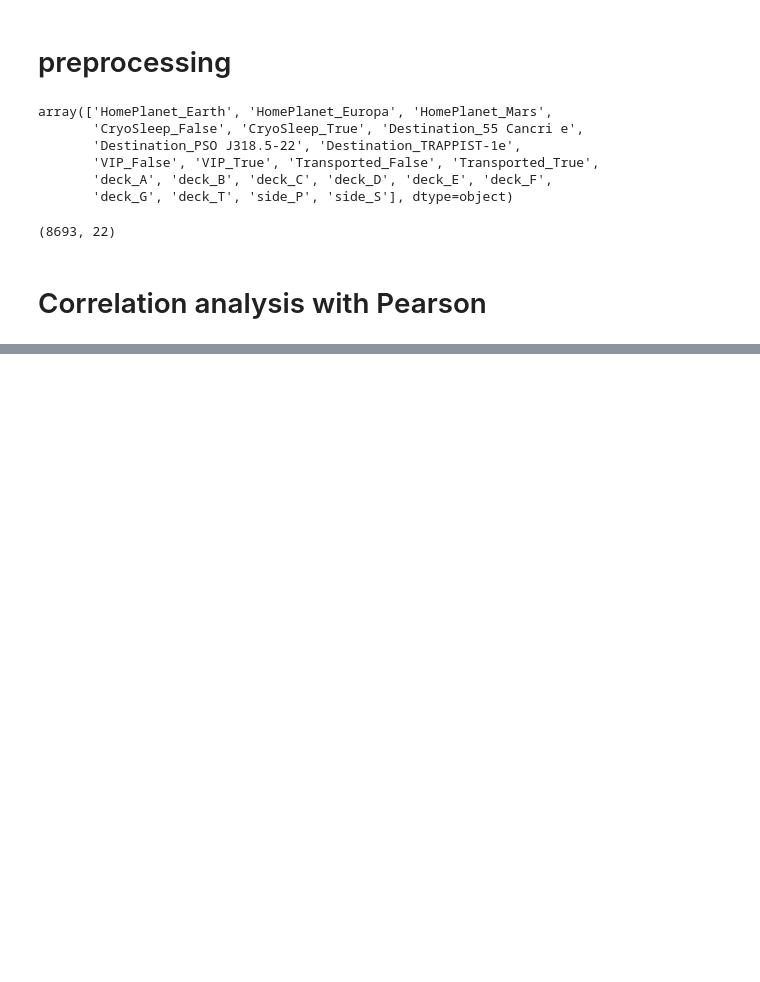
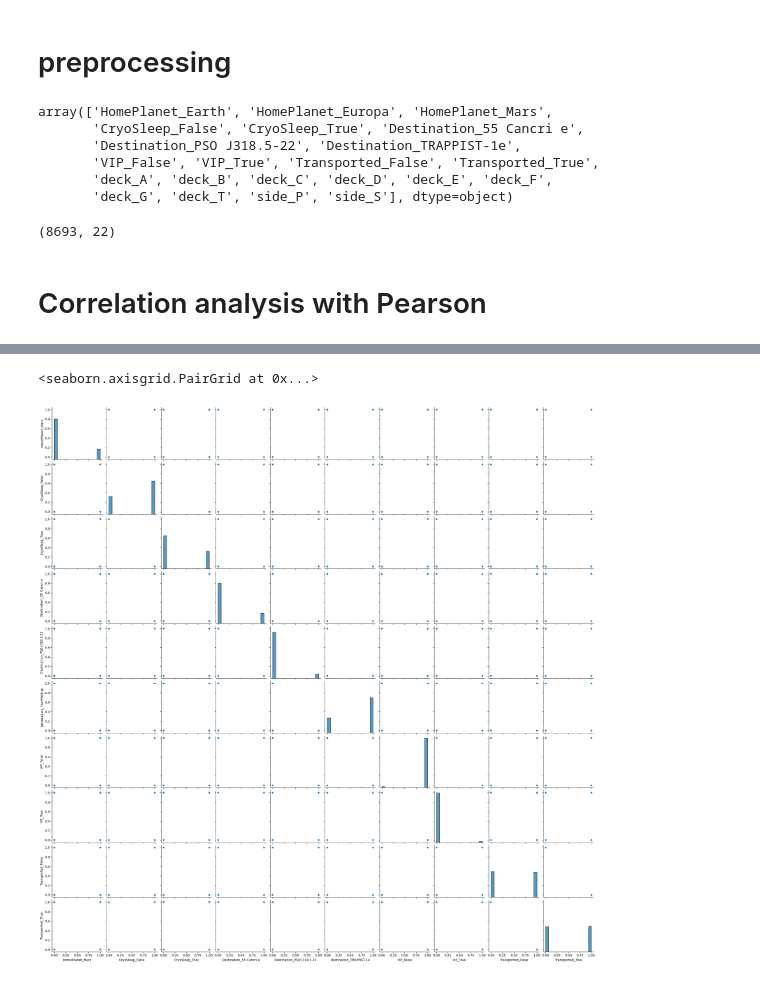
Before and after one commit to twndus/competition-log, a Jupyter notebook: space_titanic/eda.ipynb, the cells around one changed output, grey strips where cells are left out. Cells and saved outputs as stored; diff of their text form; code cells hidden in the pictures; blank space fills up the shorter version.

```diff
--- a/space_titanic/eda.ipynb
+++ b/space_titanic/eda.ipynb
@@ -240 +299,6 @@ plt.show()
+# %%
+sns.pairplot(df.iloc[:, 10:20])
+# %% [output]
+<seaborn.axisgrid.PairGrid at 0x...>
+[figure, added]
 # %%
```
Also changed, not shown: parts of 16 cells of this notebook, 7 other files.
